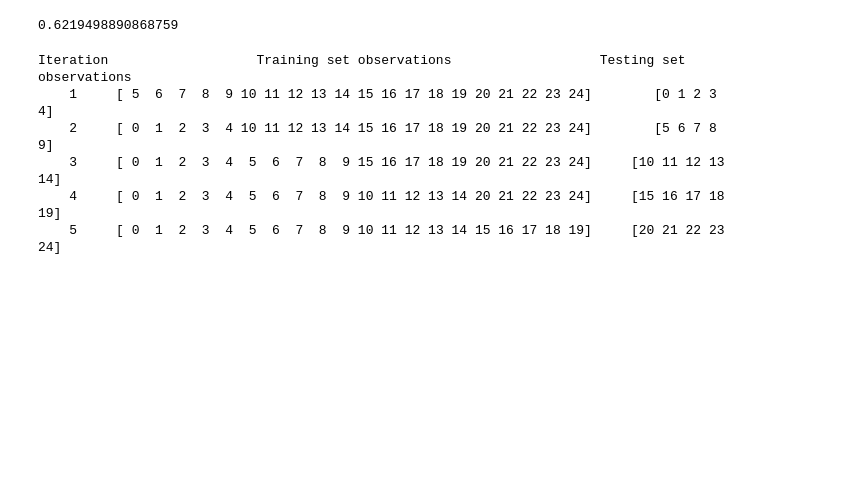
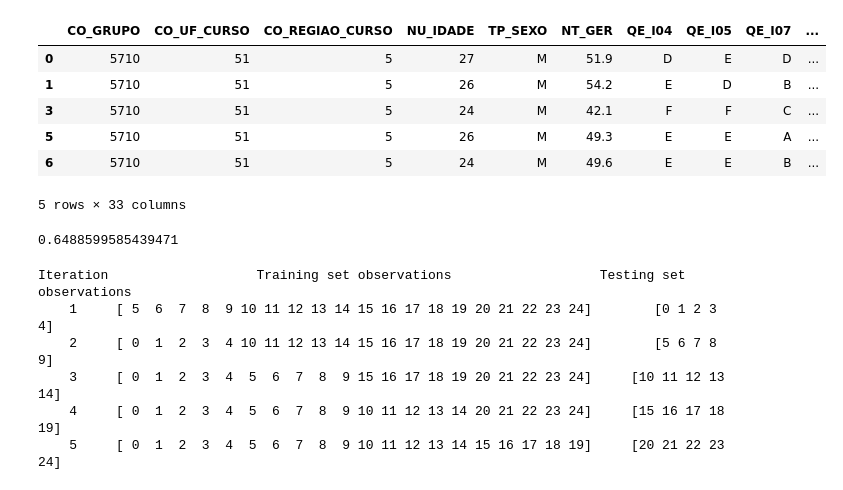
Before and after one commit to svponte/md, a Jupyter notebook: v3_cross.ipynb, the cells around one changed output. Drawn from its saved outputs; the diff is of its cells as text; code cells hidden in the pictures; blank space fills up the shorter version.

```diff
--- a/v3_cross.ipynb
+++ b/v3_cross.ipynb
@@ -46,14 +38,24 @@ pfEnade = doEscolaridade(pfEnade)
 pfEnade = doCategoricos(pfEnade)
 
 X, y, X_train, X_test, y_train, y_test = doSplit(pfEnade)
+# %%
+pfEnade.head()
+# %% [output]
+|  | CO_GRUPO | CO_UF_CURSO | CO_REGIAO_CURSO | NU_IDADE | TP_SEXO | NT_GER | QE_I04 | QE_I05 | QE_I07 | ... |
+| 0 | 5710 | 51 | 5 | 27 | M | 51.9 | D | E | D | ... |
+| 1 | 5710 | 51 | 5 | 26 | M | 54.2 | E | D | B | ... |
+| 3 | 5710 | 51 | 5 | 24 | M | 42.1 | F | F | C | ... |
+| 5 | 5710 | 51 | 5 | 26 | M | 49.3 | E | E | A | ... |
+| 6 | 5710 | 51 | 5 | 24 | M | 49.6 | E | E | B | ... |
+5 rows × 33 columns
 # %%
 # check classification accuracy of KNN with K=5
-knn = KNeighborsClassifier(n_neighbors=5)
+knn = KNeighborsClassifier(n_neighbors=30)
 knn.fit(X_train, y_train.values.ravel())
 y_pred = knn.predict(X_test)
 print(metrics.accuracy_score(y_test, y_pred))
 # %% [output]
-0.6219498890868759
+0.6488599585439471
 # %%
 # simulate splitting a dataset of 25 observations into 5 folds
 from sklearn.model_selection import KFold
```
Also changed, not shown: parts of 8 cells of this notebook, 5 other files.
